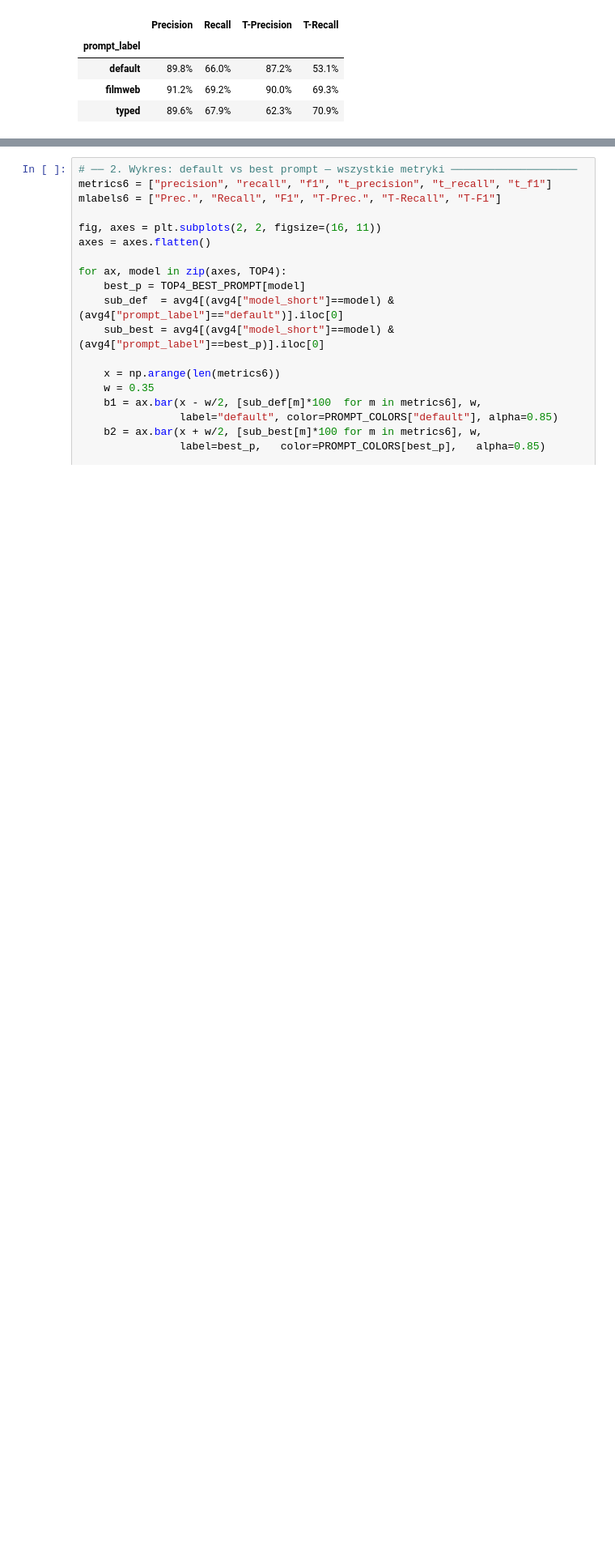
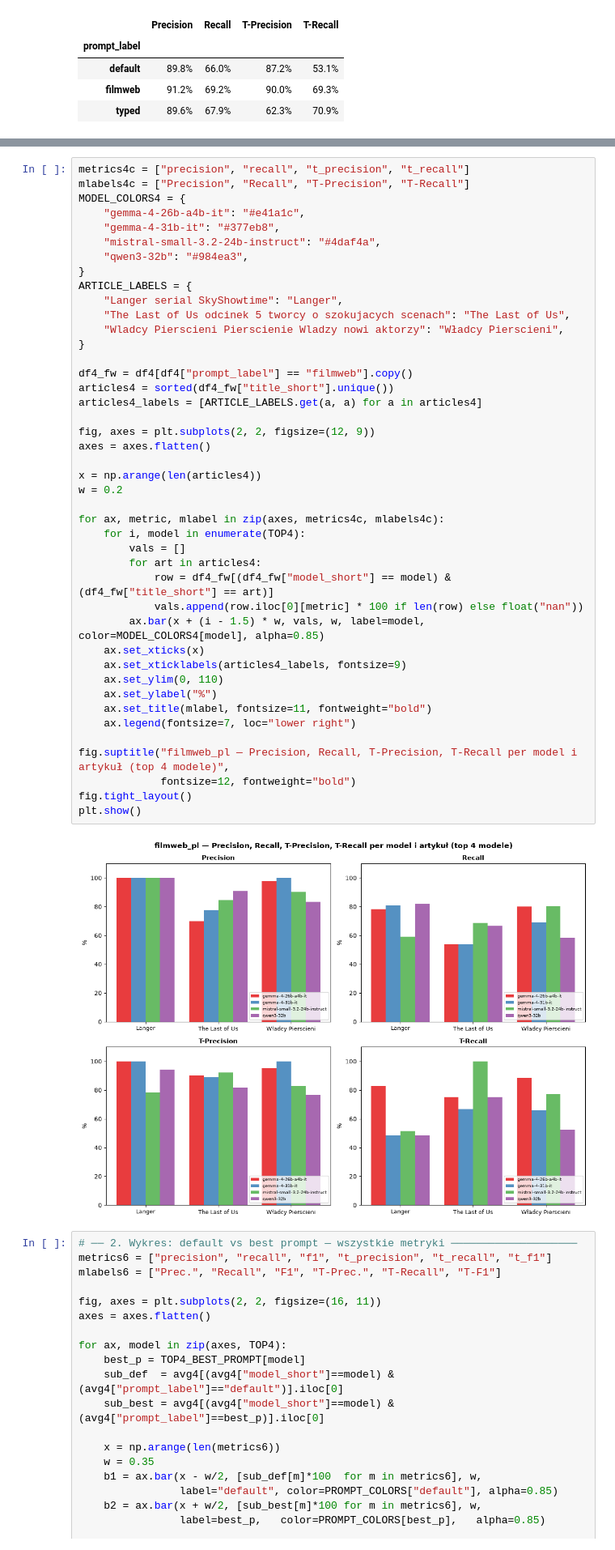
Before and after one commit to Rafal354/RAG-Knowledge-Graph-Builder, a Jupyter notebook: sql/a_steps/step_3_fine_tuning_prompt/analysis.ipynb, the cells around one changed output, grey strips where cells are left out. Shown at 81% size. Drawn from its saved outputs; the diff is of its cells as text; blank space fills up the shorter version.

```diff
--- a/sql/a_steps/step_3_fine_tuning_prompt/analysis.ipynb
+++ b/sql/a_steps/step_3_fine_tuning_prompt/analysis.ipynb
@@ -849,3 +851,48 @@ display(
+# %%
+metrics4c = ["precision", "recall", "t_precision", "t_recall"]
+mlabels4c = ["Precision", "Recall", "T-Precision", "T-Recall"]
+MODEL_COLORS4 = {
+    "gemma-4-26b-a4b-it": "#e41a1c",
+    "gemma-4-31b-it": "#377eb8",
+    "mistral-small-3.2-24b-instruct": "#4daf4a",
+    "qwen3-32b": "#984ea3",
+}
+ARTICLE_LABELS = {
+    "Langer serial SkyShowtime": "Langer",
+    "The Last of Us odcinek 5 tworcy o szokujacych scenach": "The Last of Us",
+    "Wladcy Pierscieni Pierscienie Wladzy nowi aktorzy": "Władcy Pierscieni",
+}
+
+df4_fw = df4[df4["prompt_label"] == "filmweb"].copy()
+articles4 = sorted(df4_fw["title_short"].unique())
+articles4_labels = [ARTICLE_LABELS.get(a, a) for a in articles4]
+
+fig, axes = plt.subplots(2, 2, figsize=(12, 9))
+axes = axes.flatten()
+
+x = np.arange(len(articles4))
+w = 0.2
+
+for ax, metric, mlabel in zip(axes, metrics4c, mlabels4c):
+    for i, model in enumerate(TOP4):
+        vals = []
+        for art in articles4:
+            row = df4_fw[(df4_fw["model_short"] == model) & (df4_fw["title_short"] == art)]
+            vals.append(row.iloc[0][metric] * 100 if len(row) else float("nan"))
+        ax.bar(x + (i - 1.5) * w, vals, w, label=model, color=MODEL_COLORS4[model], alpha=0.85)
+    ax.set_xticks(x)
+    ax.set_xticklabels(articles4_labels, fontsize=9)
+    ax.set_ylim(0, 110)
+    ax.set_ylabel("%")
+    ax.set_title(mlabel, fontsize=11, fontweight="bold")
+    ax.legend(fontsize=7, loc="lower right")
+
+fig.suptitle("filmweb_pl — Precision, Recall, T-Precision, T-Recall per model i artykuł (top 4 modele)",
+             fontsize=12, fontweight="bold")
+fig.tight_layout()
+plt.show()
+# %% [output]
+[figure, added]
 # %%
 # ── 2. Wykres: default vs best prompt — wszystkie metryki ────────────────────
 metrics6 = ["precision", "recall", "f1", "t_precision", "t_recall", "t_f1"]
```
Also changed, not shown: parts of 1 cell of this notebook.
